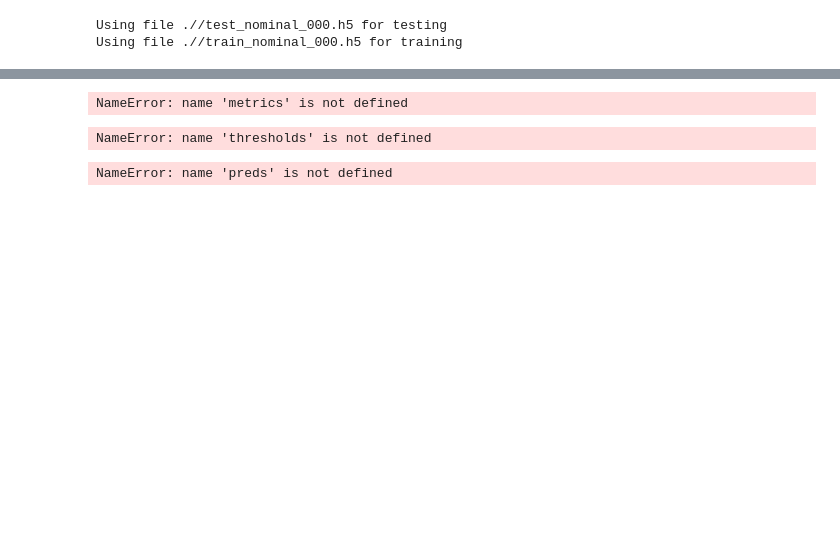
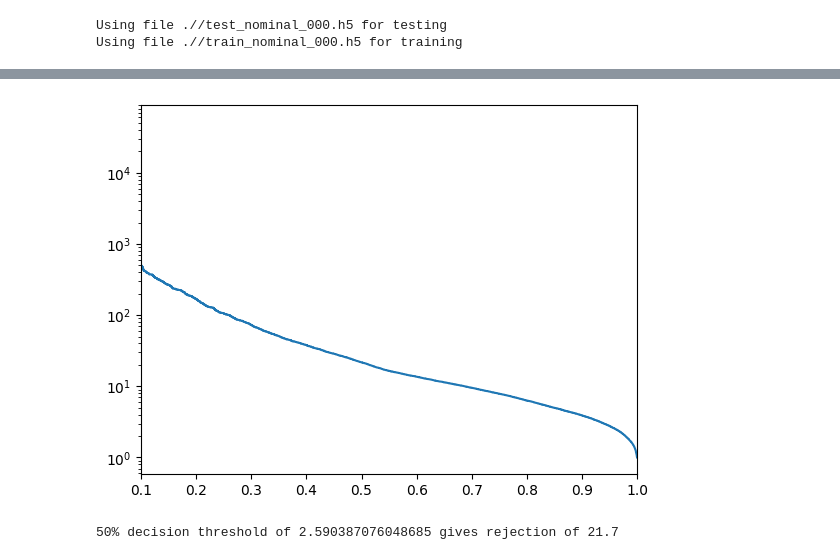
Before and after one commit to RobertLes/cometa-ML-tutorial, a Jupyter notebook: eval.ipynb, the cells around one changed output, grey strips where cells are left out. Saved outputs shown, nothing was run; the diff lists cells and outputs as text; code cells hidden in the pictures; blank space fills up the shorter version.

```diff
--- a/eval.ipynb
+++ b/eval.ipynb
@@ -192,39 +189,37 @@ TypeError: loop of ufunc does not support argument 0 of type numpy.ndarray which
 # %%
 #make ROC curve
 fpr, tpr, thresholds = metrics.roc_curve(ys, preds, sample_weight=weights)
 fig, ax = plt.subplots()
 ax.plot(tpr,1/fpr)
 ax.set_yscale('log')
-ax.set_xlim([0.3, 1.0])
-fig.savefig(f"ROC_{outname}.pdf")
-plt.close(fig)
+ax.set_xlim([0.1, 1.0])
+fig.savefig("ROC.pdf")
 # %% [output]
-NameError: name 'metrics' is not defined
+[figure, added]
 # %%
 #Find 50% working point
-wp50=thresholds[np.argmax(tpr>0.5)]
+index_of_wp=np.argmax(tpr>0.5)
+wp50=thresholds[index_of_wp]
+rej50=fpr[index_of_wp]
+print(f"50% decision threshold of {wp50} gives rejection of {1/rej50:.1f}")
 # %% [output]
-NameError: name 'thresholds' is not defined
+50% decision threshold of 2.590387076048685 gives rejection of 21.7
 # %%
 # make rejection plot at working point
-Nbins=10
-bins=np.linspace(0,3e6,Nbins+1,endpoint=True)
-N_accepted=np.zeros(Nbins)
-N_all=np.zeros(Nbins)
+def rejection_hist(ys,preds,pts,bins,wp):
+    N_accepted=np.zeros(Nbins)
+    N_all=np.zeros(Nbins)
+    bkg_indices=np.argwhere(ys==0)
+    bkg_pts=pts[bkg_indices]
+    bkg_preds=preds[bkg_indices]
+    for ii in range(len(bkg_indices)):
 
-bkg_indices=np.argwhere(ys==0)
-bkg_pts=pts[bkg_indices]
-bkg_preds=preds[bkg_indices]
-for ii in range(len(bkg_indices)):
-    binx=int(np.floor(bkg_pts[ii]/(bins[1])))
-    if binx>len(N_all)-1: continue
+        #find bin
+        binx=int(np.floor(bkg_pts[ii]/(bins[1])))
+        if binx>len(N_all)-1: continue
 
-    N_all[binx]+=1
-    if bkg_preds[ii]>wp50: N_accepted[binx]+=1
+        #Fill the arrays
+        N_all[binx]+=1
+        if bkg_preds[ii]>wp: N_accepted[binx]+=1
 
-fig, ax = plt.subplots()
-ax.errorbar((bins[1:]+bins[:-1])/2, np.nan_to_num(N_all/N_accepted), xerr=(bins[1:]-bins[:-1])/2,fmt='o')
-fig.savefig(f"rejection_pt_{outname}.pdf")
-plt.close(fig)
+    return np.nan_to_num(N_all/N_accepted)
-# %% [output]
-NameError: name 'preds' is not defined
```
Also changed, not shown: parts of 15 cells of this notebook, 2 other files.
